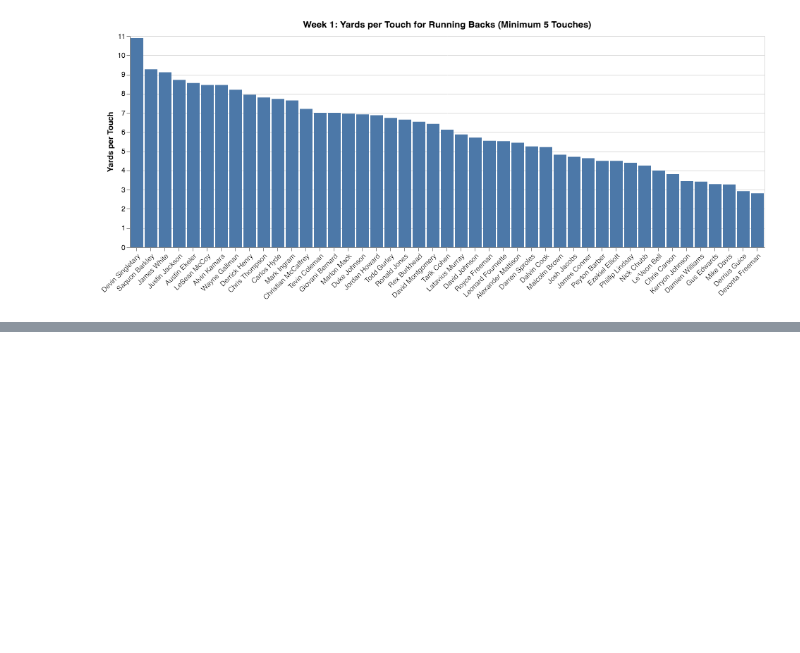
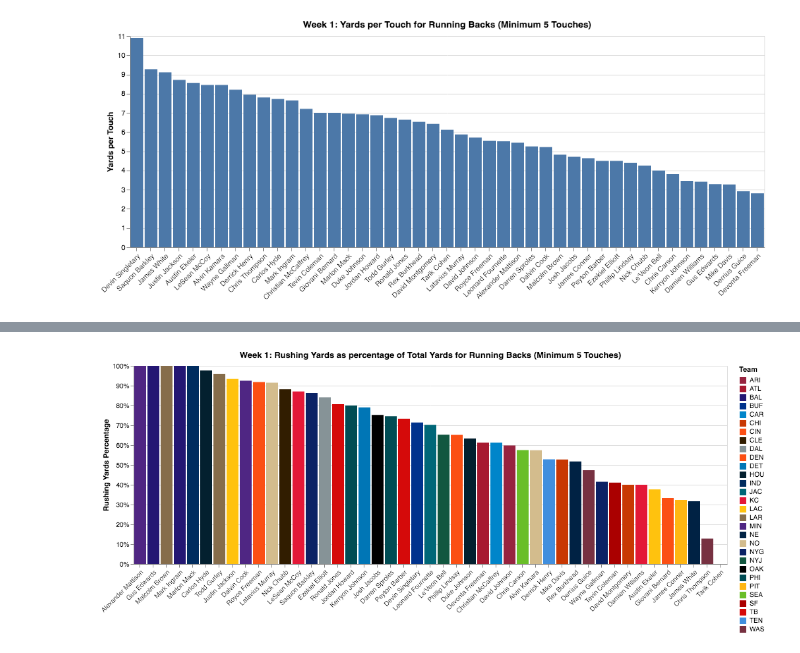
Before and after one commit to sarthakbatragatech/FantasyFootballVisualizer2019, a Jupyter notebook: plot_RB_data.ipynb, the cells around one changed output, grey strips where cells are left out. Drawn from its saved outputs; the diff is of its cells as text; code cells hidden in the pictures; blank space fills up the shorter version.

Commit message:
Generated extra plots for RBs

```diff
--- a/plot_RB_data.ipynb
+++ b/plot_RB_data.ipynb
@@ -591,0 +594,4 @@ chart.save(PATH + 'plots/RB_yardspertouch_plain.png', scale_factor=3.0)
+# %%
+data['PercentageOfTotalYards'] = data['RushingYards']/data['TotalYards']
+data['PercentageOfTotalTouches'] = data['Attempts']/data['Touches']
+data.head()
@@ -591,0 +605,30 @@ chart.save(PATH + 'plots/RB_yardspertouch_plain.png', scale_factor=3.0)
+# %%
+chart = alt.Chart(data).mark_bar().encode(
+    alt.Y(
+        'PercentageOfTotalYards:Q',
+        axis=alt.Axis(
+            format='.0%',
+            title='Rushing Yards Percentage'
+        )
+    ),
+    alt.X(
+        'Player:N',
+        sort = alt.EncodingSortField(
+            field = 'PercentageOfTotalYards',
+            op = 'sum',
+            order = 'descending'
+          ),
+        axis = alt.Axis(title = '', labelAngle = -45)
+    ),
+    color = alt.Color(
+        'Team:N',
+        scale = alt.Scale(
+            domain = teams,
+            range = color_codes
+        )
+    )
+).properties(title = 'Week 1: Rushing Yards as percentage of Total Yards for Running Backs (Minimum 5 Touches)')
+# %%
+chart
+# %% [output]
+[figure, added]
```
Also changed, not shown: parts of 9 cells of this notebook, 4 other files.
